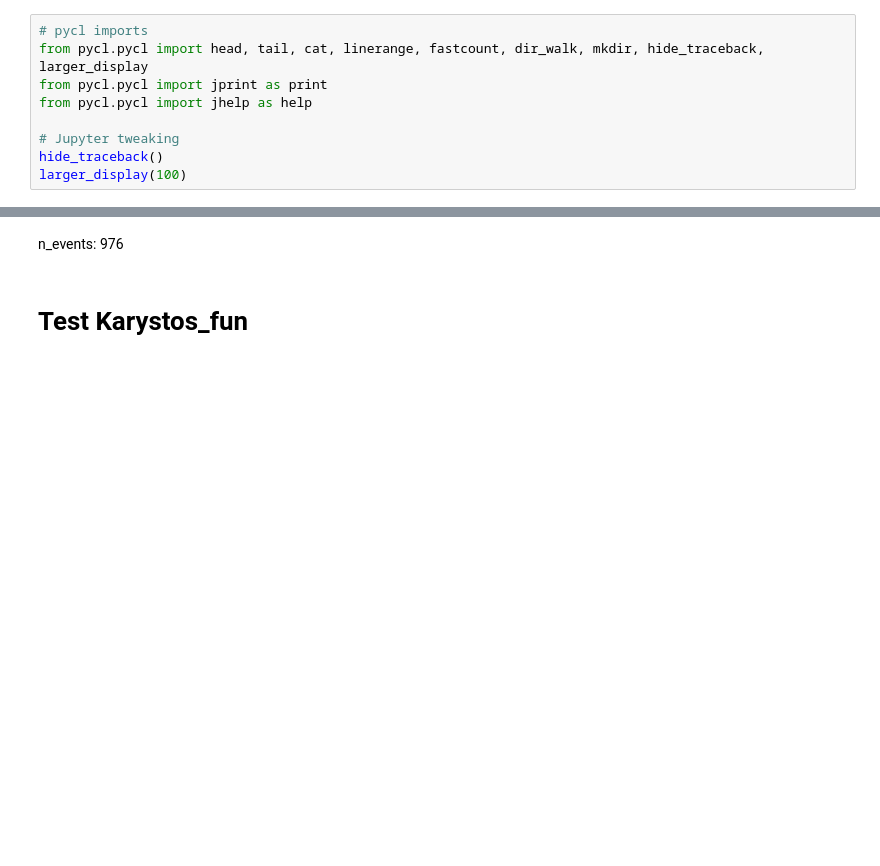
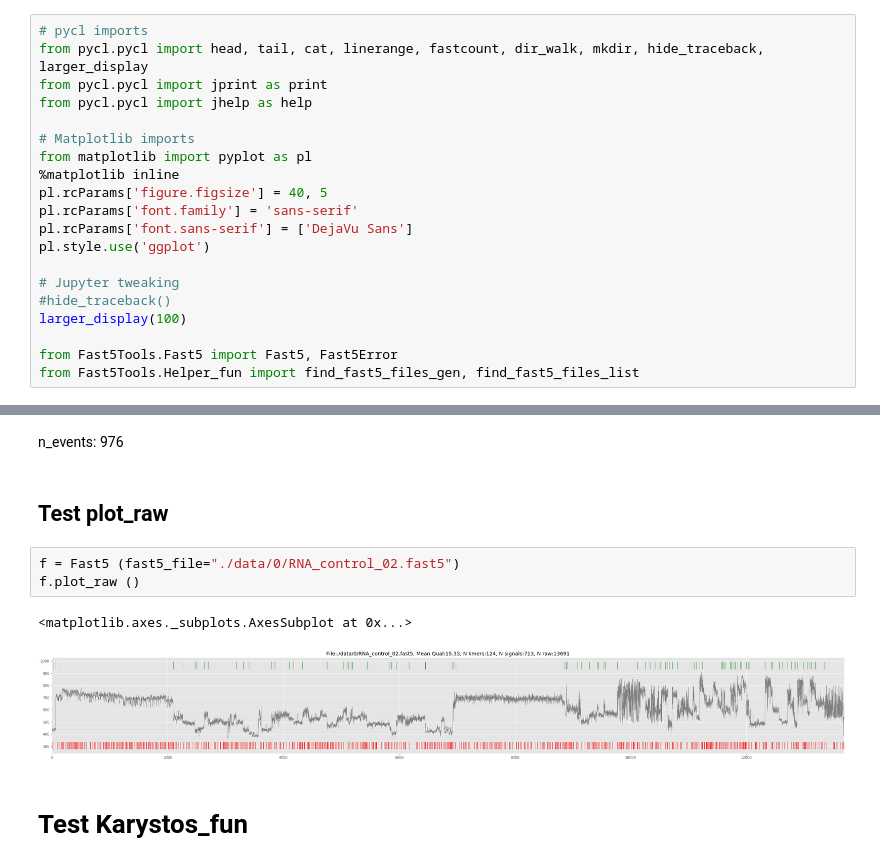
Before and after one commit to a-slide/Fast5Tools, a Jupyter notebook: Fast5Tools_test.ipynb, the cells around one changed output, grey strips where cells are left out. Drawn from its saved outputs; the diff is of its cells as text; blank space fills up the shorter version.

Commit message:
Add raw plotting function

```diff
--- a/Fast5Tools_test.ipynb
+++ b/Fast5Tools_test.ipynb
@@ -9,6 +8,17 @@ from pycl.pycl import head, tail, cat, linerange, fastcount, dir_walk, mkdir, hi
 from pycl.pycl import jprint as print
 from pycl.pycl import jhelp as help
 
+# Matplotlib imports
+from matplotlib import pyplot as pl
+%matplotlib inline
+pl.rcParams['figure.figsize'] = 40, 5
+pl.rcParams['font.family'] = 'sans-serif'
+pl.rcParams['font.sans-serif'] = ['DejaVu Sans']
+pl.style.use('ggplot')
+
 # Jupyter tweaking
-hide_traceback()
+#hide_traceback()
 larger_display(100)
+
+from Fast5Tools.Fast5 import Fast5, Fast5Error
+from Fast5Tools.Helper_fun import find_fast5_files_gen, find_fast5_files_list
@@ -93,6 +100,14 @@ n_kmers: 191
 n_empty_kmers: 42
 n_raw: 21345
 n_events: 976
+# %% [markdown]
+## Test plot_raw
+# %%
+f = Fast5 (fast5_file="./data/0/RNA_control_02.fast5")
+f.plot_raw ()
+# %% [output]
+<matplotlib.axes._subplots.AxesSubplot at 0x...>
+[figure, added]
 # %% [markdown]
 # Test Karystos_fun
 # %% [markdown]
```
Also changed, not shown: parts of 3 cells of this notebook, 2 other files.
